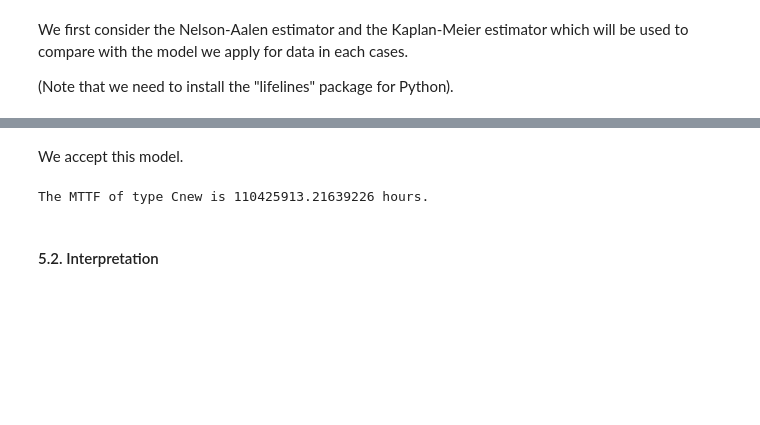
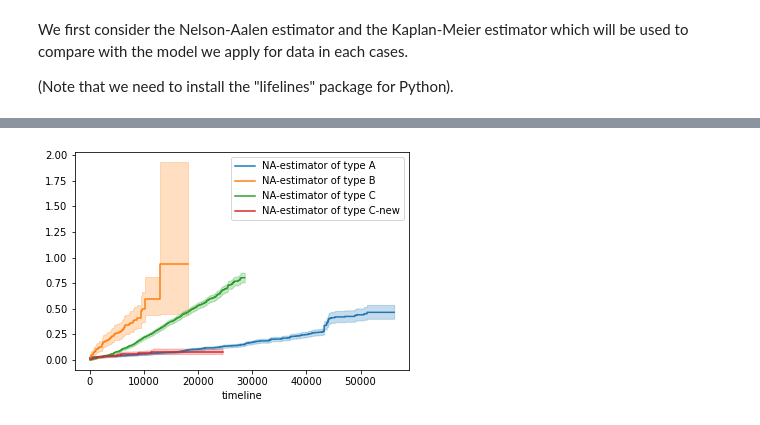
Before and after one commit to nghi-truyen/Flight-Data-Analysis, a Jupyter notebook: FlightDataAnalysis.ipynb, the cells around one changed output, grey strips where cells are left out. Cells and saved outputs as stored; diff of their text form; code cells hidden in the pictures; blank space fills up the shorter version.

```diff
--- a/FlightDataAnalysis.ipynb
+++ b/FlightDataAnalysis.ipynb
@@ -210,0 +127,5 @@ Number of samples type C-new :  898
+# %%
+def time_sticker(data_type):
+    T = data_type.TSI.to_numpy(dtype="float")
+    d = np.array([1 if f == True else 0 for f in data_type.failed])
+    return T,d
@@ -296,23 +137,0 @@ def model_checking(t,h,data_type,models = ["Exponential model","Weibull model","
-# %%
-tl_A = np.array(naf_A.timeline)
-ch_A = np.array(naf_A.cumulative_hazard_)
-ch_A = np.reshape(ch_A,-1)
-
-tl_B = np.array(naf_B.timeline)
-ch_B = np.array(naf_B.cumulative_hazard_)
-ch_B = np.reshape(ch_B,-1)
-
-tl_C = np.array(naf_C.timeline)
-ch_C = np.array(naf_C.cumulative_hazard_)
-ch_C = np.reshape(ch_C,-1)
-
-tl_Cnew = np.array(naf_Cnew.timeline)
-ch_Cnew = np.array(naf_Cnew.cumulative_hazard_)
-ch_Cnew = np.reshape(ch_Cnew,-1)
-
-t = [tl_A,tl_B,tl_C,tl_Cnew]
-h = [ch_A,ch_B,ch_C,ch_Cnew]
-data_type = ['A','B','C','Cnew']
-
-for i in range(len(data_type)):
-    model_checking(t[i],h[i],data_type[i])
@@ -486,10 +137,0 @@ Text(0.5, 0, 'Timeline')
-# %% [markdown]
-We accept this model.
-# %%
-alp = wb_Cnew.lambda_
-beta = wb_Cnew.rho_
-print("The MTTF of type Cnew is", sc.gammaln(1+1/beta)*alp, 'hours.')
-# %% [output]
-The MTTF of type Cnew is 110425913.21639226 hours.
-# %% [markdown]
-#### 5.2. Interpretation
@@ -510,0 +138,15 @@ def KME(t,T,d):
+# %%
+def NAF(data_type,typ): # Nelson_Aalen model
+    T,d=time_sticker(data_type)
+    label = "NA-estimator of type " + typ
+    return NelsonAalenFitter().fit(T,d,alpha=alpha,label=label)
+
+def KMF(data_type,typ): # Kaplan_meier model
+    T,d=time_sticker(data_type)
+    label = "KM-estimator of type " + typ
+    return KaplanMeierFitter().fit(T,d,alpha=alpha,label=label)
+# %%
+for typ in types:
+    NAF(data_types[typ],typ).plot(ci_show=True)
+# %% [output]
+[figure, added]
```
Also changed, not shown: parts of 61 cells of this notebook.
